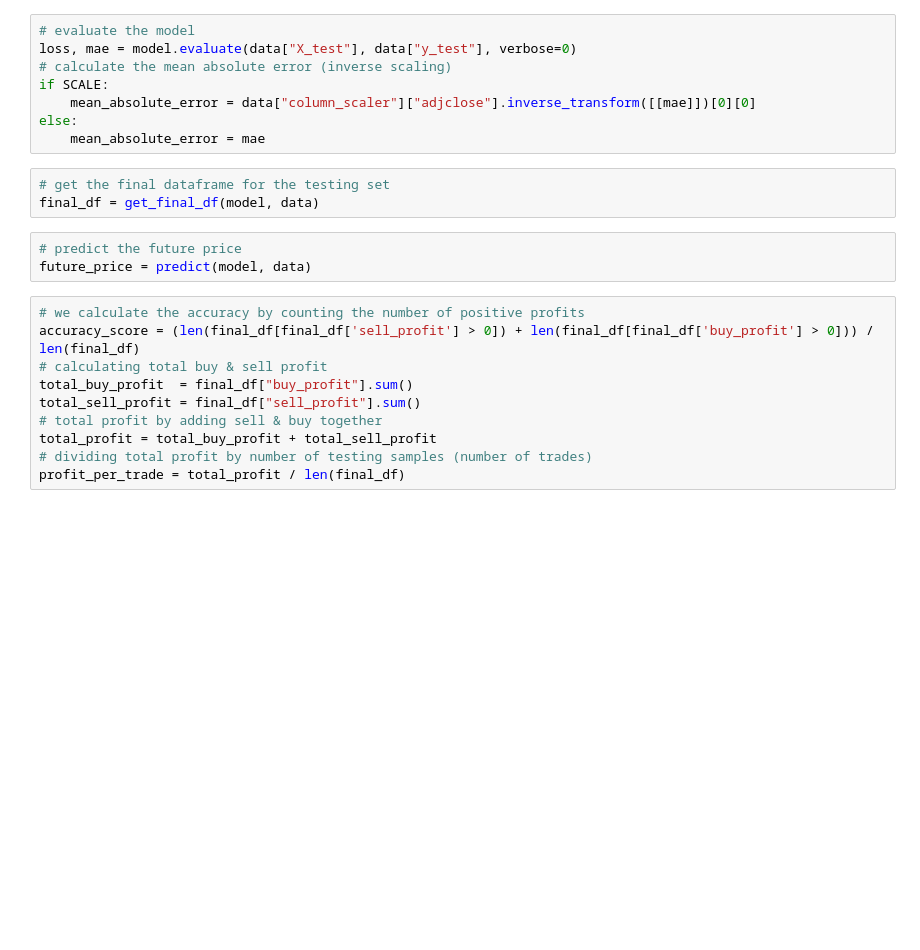
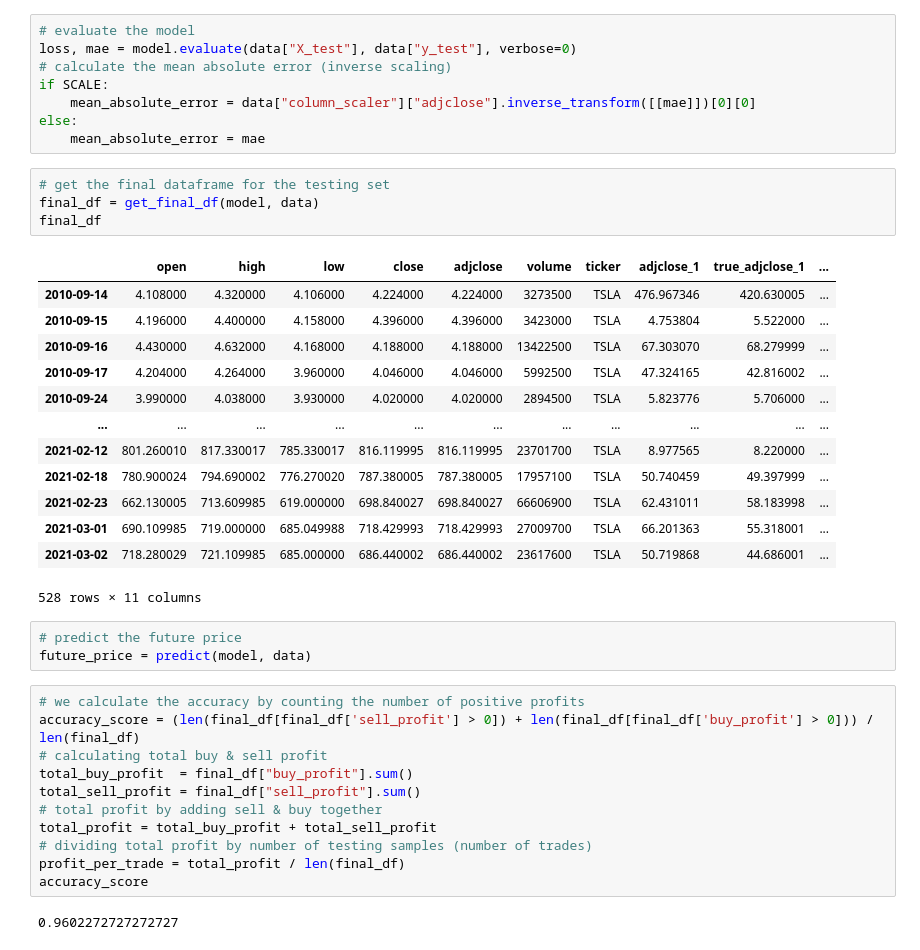
Before and after one commit to spennington1394/StockML, a Jupyter notebook: Stock Test.ipynb, the cells around one changed output. Drawn from its saved outputs; the diff is of its cells as text; blank space fills up the shorter version.

```diff
--- a/Stock Test.ipynb
+++ b/Stock Test.ipynb
@@ -331,6 +326,21 @@ else:
 # %%
 # get the final dataframe for the testing set
 final_df = get_final_df(model, data)
+final_df
+# %% [output]
+|  | open | high | low | close | adjclose | volume | ticker | adjclose_1 | true_adjclose_1 | ... |
+| 2010-09-14 | 4.108000 | 4.320000 | 4.106000 | 4.224000 | 4.224000 | 3273500 | TSLA | 476.967346 | 420.630005 | ... |
+| 2010-09-15 | 4.196000 | 4.400000 | 4.158000 | 4.396000 | 4.396000 | 3423000 | TSLA | 4.753804 | 5.522000 | ... |
+| 2010-09-16 | 4.430000 | 4.632000 | 4.168000 | 4.188000 | 4.188000 | 13422500 | TSLA | 67.303070 | 68.279999 | ... |
+| 2010-09-17 | 4.204000 | 4.264000 | 3.960000 | 4.046000 | 4.046000 | 5992500 | TSLA | 47.324165 | 42.816002 | ... |
+| 2010-09-24 | 3.990000 | 4.038000 | 3.930000 | 4.020000 | 4.020000 | 2894500 | TSLA | 5.823776 | 5.706000 | ... |
+| ... | ... | ... | ... | ... | ... | ... | ... | ... | ... | ... |
+| 2021-02-12 | 801.260010 | 817.330017 | 785.330017 | 816.119995 | 816.119995 | 23701700 | TSLA | 8.977565 | 8.220000 | ... |
+| 2021-02-18 | 780.900024 | 794.690002 | 776.270020 | 787.380005 | 787.380005 | 17957100 | TSLA | 50.740459 | 49.397999 | ... |
+| 2021-02-23 | 662.130005 | 713.609985 | 619.000000 | 698.840027 | 698.840027 | 66606900 | TSLA | 62.431011 | 58.183998 | ... |
+| 2021-03-01 | 690.109985 | 719.000000 | 685.049988 | 718.429993 | 718.429993 | 27009700 | TSLA | 66.201363 | 55.318001 | ... |
+| 2021-03-02 | 718.280029 | 721.109985 | 685.000000 | 686.440002 | 686.440002 | 23617600 | TSLA | 50.719868 | 44.686001 | ... |
+528 rows × 11 columns
 # %%
 # predict the future price
 future_price = predict(model, data)
@@ -344,6 +354,9 @@ total_sell_profit = final_df["sell_profit"].sum()
 total_profit = total_buy_profit + total_sell_profit
 # dividing total profit by number of testing samples (number of trades)
 profit_per_trade = total_profit / len(final_df)
+accuracy_score
+# %% [output]
+0.9602272727272727
 # %%
 # printing metrics
 print(f"Future price after {LOOKUP_STEP} days is {future_price:.2f}$")
```
Also changed, not shown: parts of 19 cells of this notebook, 16 other files.
